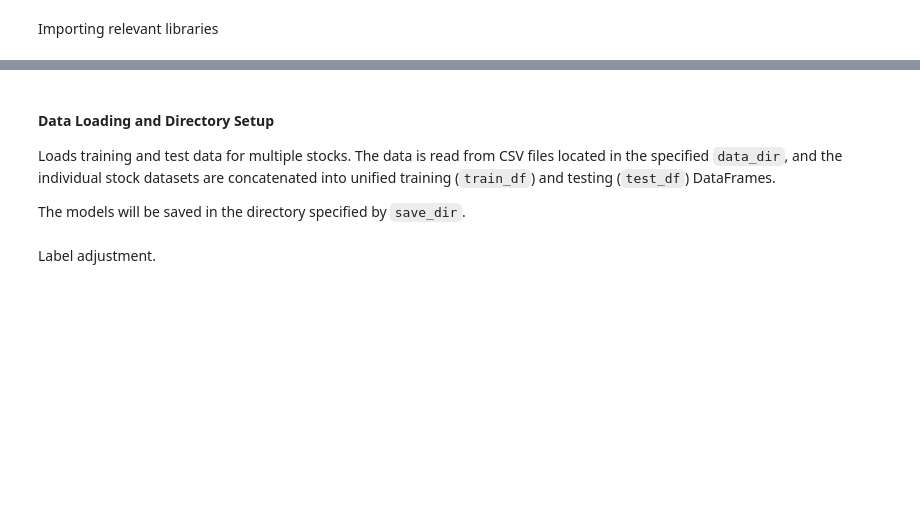
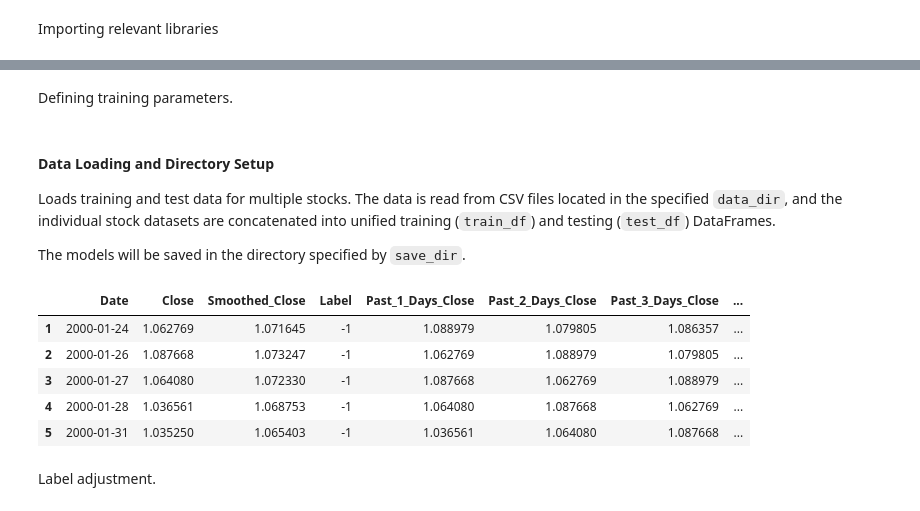
Before and after one commit to MarkDuek/cartesius-tech-challenge, a Jupyter notebook: time_series_prediction.ipynb, the cells around one changed output, grey strips where cells are left out. Saved outputs shown, nothing was run; the diff lists cells and outputs as text; code cells hidden in the pictures; blank space fills up the shorter version.

```diff
--- a/time_series_prediction.ipynb
+++ b/time_series_prediction.ipynb
@@ -14,0 +29,2 @@ from sklearn.metrics import accuracy_score, precision_score, recall_score, f1_sc
+# %% [markdown]
+Defining training parameters.
@@ -44,3 +98,12 @@ test_df = pd.concat(test_dfs, ignore_index=False)
+# %%
+train_df.head()
+# %% [output]
+|  | Date | Close | Smoothed_Close | Label | Past_1_Days_Close | Past_2_Days_Close | Past_3_Days_Close | ... |
+| 1 | 2000-01-24 | 1.062769 | 1.071645 | -1 | 1.088979 | 1.079805 | 1.086357 | ... |
+| 2 | 2000-01-26 | 1.087668 | 1.073247 | -1 | 1.062769 | 1.088979 | 1.079805 | ... |
+| 3 | 2000-01-27 | 1.064080 | 1.072330 | -1 | 1.087668 | 1.062769 | 1.088979 | ... |
+| 4 | 2000-01-28 | 1.036561 | 1.068753 | -1 | 1.064080 | 1.087668 | 1.062769 | ... |
+| 5 | 2000-01-31 | 1.035250 | 1.065403 | -1 | 1.036561 | 1.064080 | 1.087668 | ... |
 # %% [markdown]
 Label adjustment.
 # %%
```
Also changed, not shown: parts of 16 cells of this notebook.
